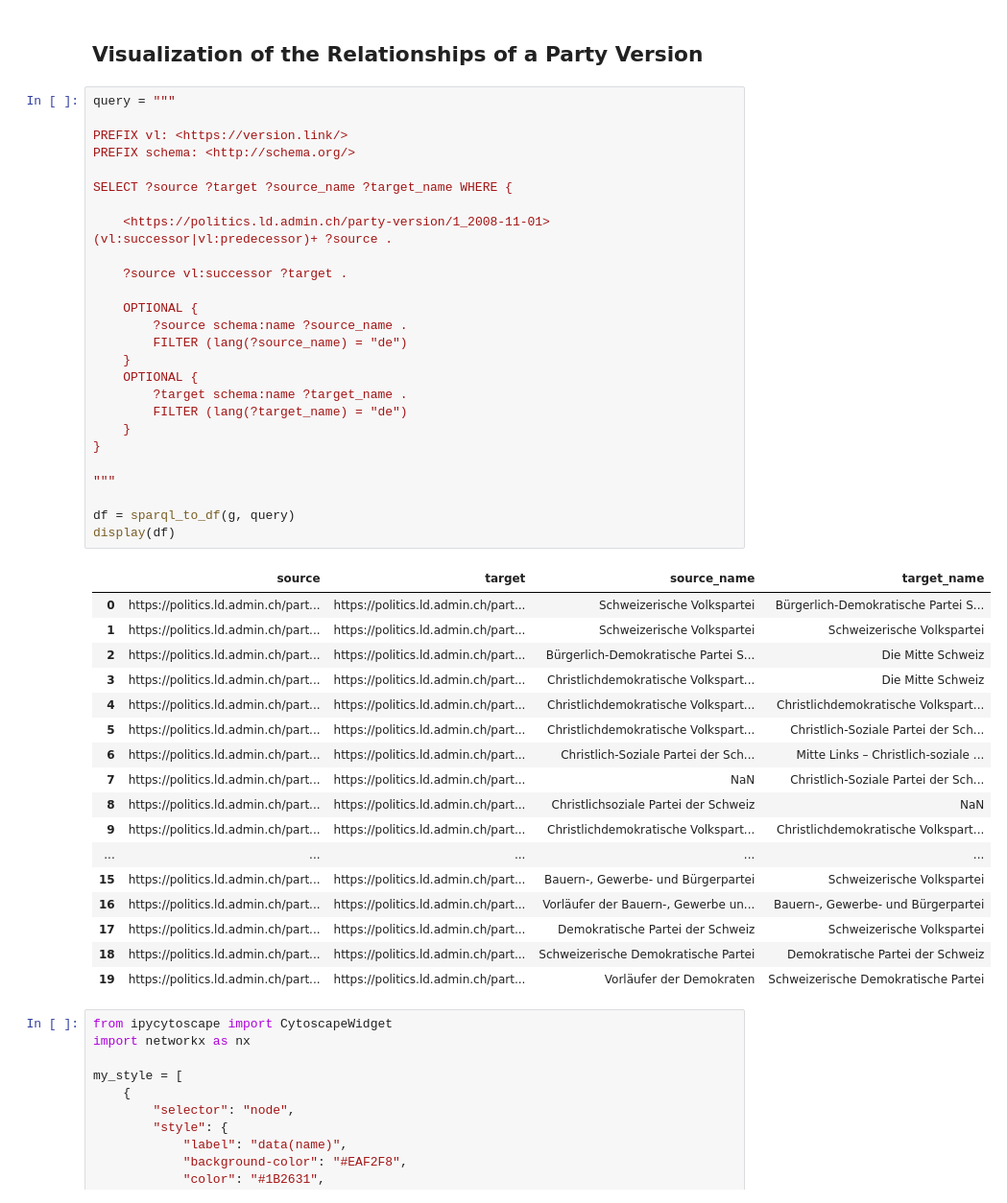
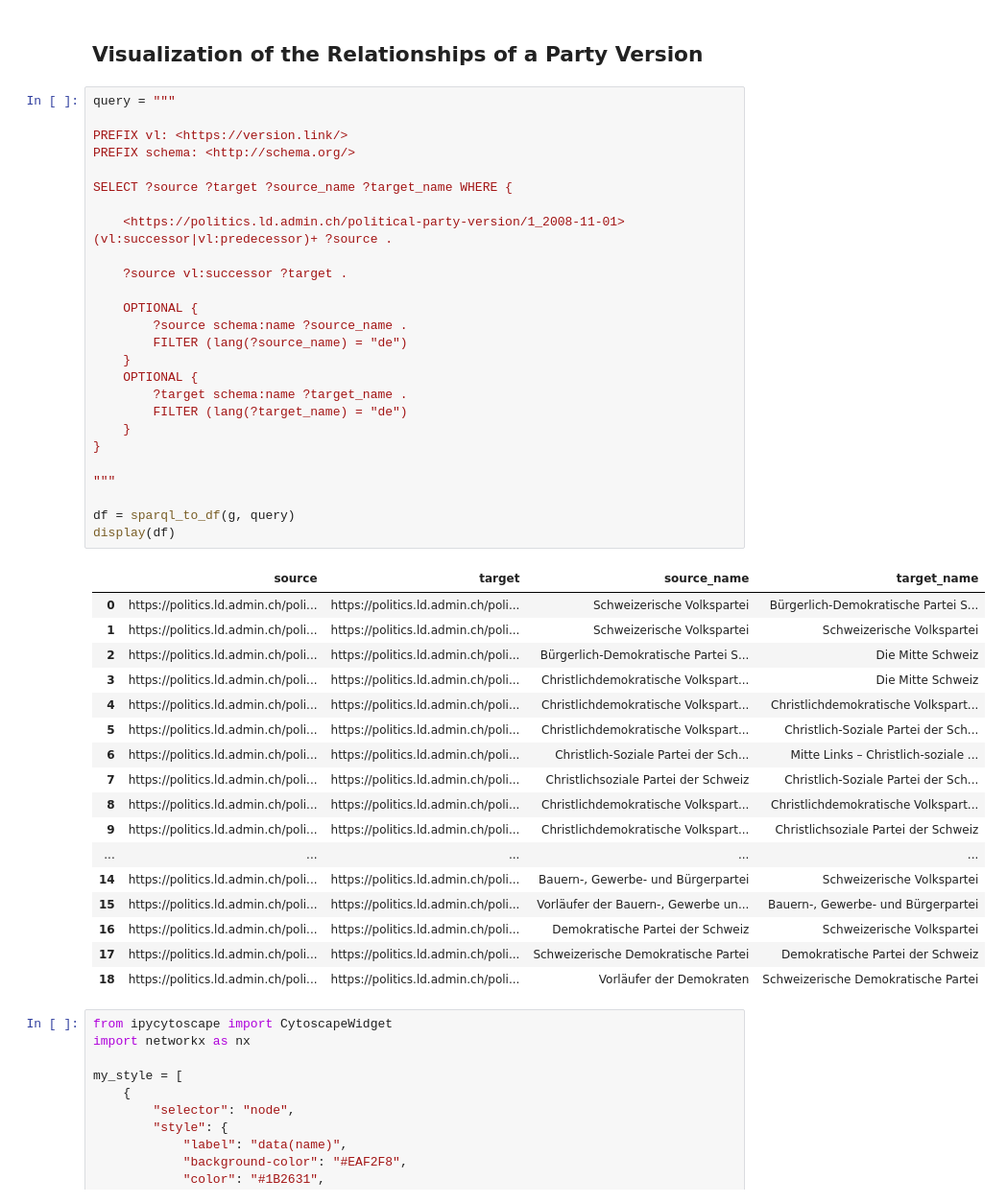
Before and after one commit to swiss/fch-political-party-pipeline, a Jupyter notebook: notebooks/3_queries.ipynb, the cells around one changed output. Shown at 96% size. Cells and saved outputs as stored; diff of their text form.

```diff
--- a/notebooks/3_queries.ipynb
+++ b/notebooks/3_queries.ipynb
@@ -279,47 +284,47 @@ display(df)
 # %%
 query = """
 
 PREFIX vl: <https://version.link/>
 PREFIX schema: <http://schema.org/>
 
 SELECT ?source ?target ?source_name ?target_name WHERE {
 
-    <https://politics.ld.admin.ch/party-version/1_2008-11-01> (vl:successor|vl:predecessor)+ ?source .
+    <https://politics.ld.admin.ch/political-party-version/1_2008-11-01> (vl:successor|vl:predecessor)+ ?source .
 
     ?source vl:successor ?target .
 
     OPTIONAL {
         ?source schema:name ?source_name .
         FILTER (lang(?source_name) = "de")
     }
     OPTIONAL {
         ?target schema:name ?target_name .
         FILTER (lang(?target_name) = "de")
     }
 }
 
 """
 
 df = sparql_to_df(g, query)
 display(df)
 # %% [output]
 |  | source | target | source_name | target_name |
-| 0 | https://politics.ld.admin.ch/part... | https://politics.ld.admin.ch/part... | Schweizerische Volkspartei | Bürgerlich-Demokratische Partei S... |
-| 1 | https://politics.ld.admin.ch/part... | https://politics.ld.admin.ch/part... | Schweizerische Volkspartei | Schweizerische Volkspartei |
-| 2 | https://politics.ld.admin.ch/part... | https://politics.ld.admin.ch/part... | Bürgerlich-Demokratische Partei S... | Die Mitte Schweiz |
-| 3 | https://politics.ld.admin.ch/part... | https://politics.ld.admin.ch/part... | Christlichdemokratische Volkspart... | Die Mitte Schweiz |
-| 4 | https://politics.ld.admin.ch/part... | https://politics.ld.admin.ch/part... | Christlichdemokratische Volkspart... | Christlichdemokratische Volkspart... |
-| 5 | https://politics.ld.admin.ch/part... | https://politics.ld.admin.ch/part... | Christlichdemokratische Volkspart... | Christlich-Soziale Partei der Sch... |
-| 6 | https://politics.ld.admin.ch/part... | https://politics.ld.admin.ch/part... | Christlich-Soziale Partei der Sch... | Mitte Links – Christlich-soziale ... |
-| 7 | https://politics.ld.admin.ch/part... | https://politics.ld.admin.ch/part... | NaN | Christlich-Soziale Partei der Sch... |
-| 8 | https://politics.ld.admin.ch/part... | https://politics.ld.admin.ch/part... | Christlichsoziale Partei der Schweiz | NaN |
-| 9 | https://politics.ld.admin.ch/part... | https://politics.ld.admin.ch/part... | Christlichdemokratische Volkspart... | Christlichdemokratische Volkspart... |
+| 0 | https://politics.ld.admin.ch/poli... | https://politics.ld.admin.ch/poli... | Schweizerische Volkspartei | Bürgerlich-Demokratische Partei S... |
+| 1 | https://politics.ld.admin.ch/poli... | https://politics.ld.admin.ch/poli... | Schweizerische Volkspartei | Schweizerische Volkspartei |
+| 2 | https://politics.ld.admin.ch/poli... | https://politics.ld.admin.ch/poli... | Bürgerlich-Demokratische Partei S... | Die Mitte Schweiz |
+| 3 | https://politics.ld.admin.ch/poli... | https://politics.ld.admin.ch/poli... | Christlichdemokratische Volkspart... | Die Mitte Schweiz |
+| 4 | https://politics.ld.admin.ch/poli... | https://politics.ld.admin.ch/poli... | Christlichdemokratische Volkspart... | Christlichdemokratische Volkspart... |
+| 5 | https://politics.ld.admin.ch/poli... | https://politics.ld.admin.ch/poli... | Christlichdemokratische Volkspart... | Christlich-Soziale Partei der Sch... |
+| 6 | https://politics.ld.admin.ch/poli... | https://politics.ld.admin.ch/poli... | Christlich-Soziale Partei der Sch... | Mitte Links – Christlich-soziale ... |
+| 7 | https://politics.ld.admin.ch/poli... | https://politics.ld.admin.ch/poli... | Christlichsoziale Partei der Schweiz | Christlich-Soziale Partei der Sch... |
+| 8 | https://politics.ld.admin.ch/poli... | https://politics.ld.admin.ch/poli... | Christlichdemokratische Volkspart... | Christlichdemokratische Volkspart... |
+| 9 | https://politics.ld.admin.ch/poli... | https://politics.ld.admin.ch/poli... | Christlichdemokratische Volkspart... | Christlichsoziale Partei der Schweiz |
 | ... | ... | ... | ... | ... |
-| 15 | https://politics.ld.admin.ch/part... | https://politics.ld.admin.ch/part... | Bauern-, Gewerbe- und Bürgerpartei | Schweizerische Volkspartei |
-| 16 | https://politics.ld.admin.ch/part... | https://politics.ld.admin.ch/part... | Vorläufer der Bauern-, Gewerbe un... | Bauern-, Gewerbe- und Bürgerpartei |
-| 17 | https://politics.ld.admin.ch/part... | https://politics.ld.admin.ch/part... | Demokratische Partei der Schweiz | Schweizerische Volkspartei |
-| 18 | https://politics.ld.admin.ch/part... | https://politics.ld.admin.ch/part... | Schweizerische Demokratische Partei | Demokratische Partei der Schweiz |
-| 19 | https://politics.ld.admin.ch/part... | https://politics.ld.admin.ch/part... | Vorläufer der Demokraten | Schweizerische Demokratische Partei |
+| 14 | https://politics.ld.admin.ch/poli... | https://politics.ld.admin.ch/poli... | Bauern-, Gewerbe- und Bürgerpartei | Schweizerische Volkspartei |
+| 15 | https://politics.ld.admin.ch/poli... | https://politics.ld.admin.ch/poli... | Vorläufer der Bauern-, Gewerbe un... | Bauern-, Gewerbe- und Bürgerpartei |
+| 16 | https://politics.ld.admin.ch/poli... | https://politics.ld.admin.ch/poli... | Demokratische Partei der Schweiz | Schweizerische Volkspartei |
+| 17 | https://politics.ld.admin.ch/poli... | https://politics.ld.admin.ch/poli... | Schweizerische Demokratische Partei | Demokratische Partei der Schweiz |
+| 18 | https://politics.ld.admin.ch/poli... | https://politics.ld.admin.ch/poli... | Vorläufer der Demokraten | Schweizerische Demokratische Partei |
 # %%
 from ipycytoscape import CytoscapeWidget
 import networkx as nx
```
Also changed, not shown: parts of 12 cells of this notebook, 4 other files.
